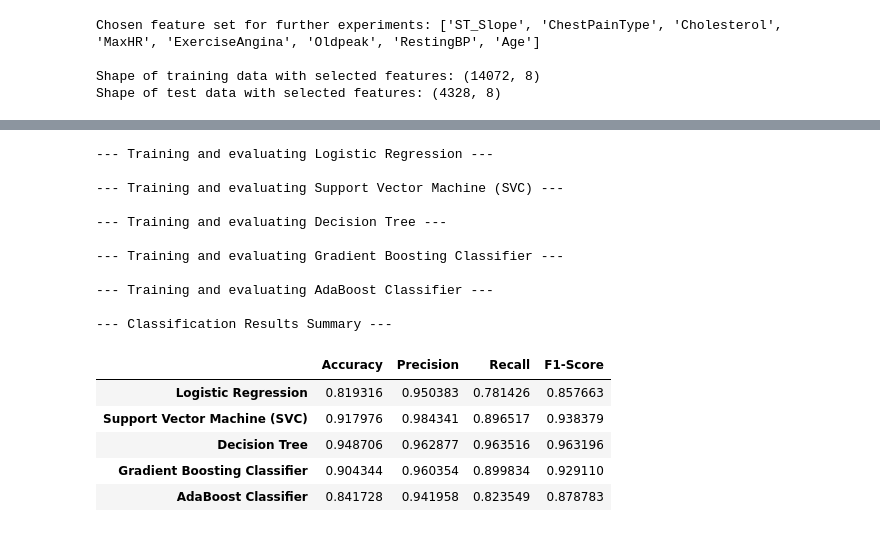
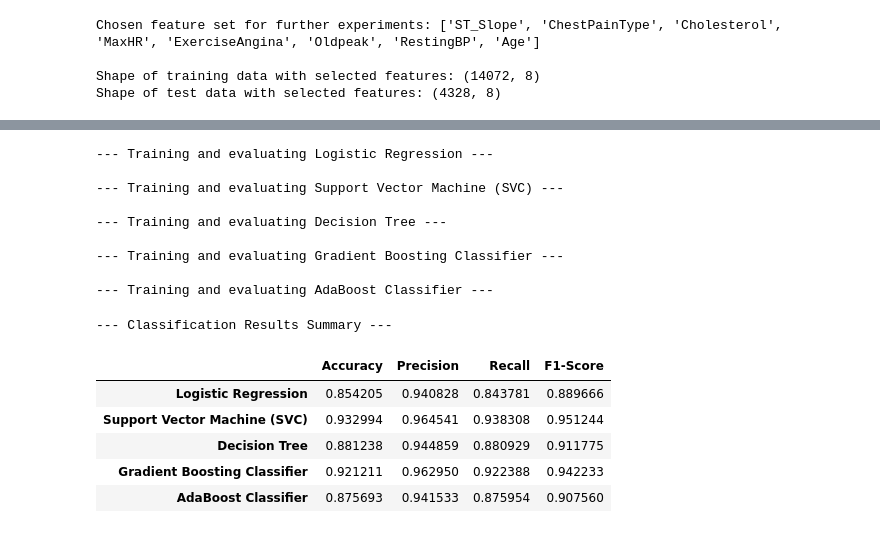
Before and after one commit to MuzammilAmjad/MLProject, a Jupyter notebook: DS1/ML_Project.ipynb, the cells around one changed output, grey strips where cells are left out. Cells and saved outputs as stored; diff of their text form; code cells hidden in the pictures.

```diff
--- a/DS1/ML_Project.ipynb
+++ b/DS1/ML_Project.ipynb
@@ -10,6 +12,6 @@ from sklearn.cluster import KMeans, AgglomerativeClustering
 from sklearn.metrics import silhouette_score, davies_bouldin_score
 # %%
-df = pd.read_csv('C:/Users/Muzam/OneDrive/Desktop/MLProject/heart_disease.csv')
+df = pd.read_csv('heart_disease.csv')
 # %%
 df.head(10)
 # %% [output]
@@ -193,7 +195,7 @@ X = df.drop(target_col, axis=1)
 y = df[target_col]
 X_train, X_test, y_train, y_test = train_test_split(X, y, test_size=0.3, stratify=y, random_state=42)
 # %%
-scaler = StandardScaler()
+scaler = MinMaxScaler()
 X_train_scaled = scaler.fit_transform(X_train[numerical_cols])
 X_test_scaled = scaler.transform(X_test[numerical_cols])
 
@@ -520,9 +511,9 @@ from sklearn.linear_model import LogisticRegression
 from sklearn.svm import SVC
 from sklearn.tree import DecisionTreeClassifier
 from sklearn.ensemble import GradientBoostingClassifier, AdaBoostClassifier
-# We will use the ADASYN resampled data for training as an example
-X_train_final = X_train_adasyn
-y_train_final = y_train_adasyn
+# We will use the resampled data for training as an example
+X_train_final = X_train_resampled
+y_train_final = y_train_resampled
 
 # And the original processed test data for evaluation
 X_test_final = X_test_processed
@@ -530,9 +521,9 @@ y_test_final = y_test
 
 # Define the classifiers
 classifiers = {
-    "Logistic Regression": LogisticRegression(class_weight='balanced'),
+    "Logistic Regression": LogisticRegression(),
     "Support Vector Machine (SVC)": SVC(),
-    "Decision Tree": DecisionTreeClassifier(),
+    "Decision Tree": DecisionTreeClassifier(max_depth=5, min_samples_split=10, random_state=42),
     "Gradient Boosting Classifier": GradientBoostingClassifier(random_state=42), # Boosting Algorithm
     "AdaBoost Classifier": AdaBoostClassifier(random_state=42), # Boosting Algorithm
 }
@@ -545,40 +536,39 @@ for name, clf in classifiers.items():
     clf.fit(X_train_final, y_train_final)
     y_pred = clf.predict(X_test_final)
 
     accuracy = accuracy_score(y_test_final, y_pred)
     precision = precision_score(y_test_final, y_pred)
     recall = recall_score(y_test_final, y_pred)
     f1 = f1_score(y_test_final, y_pred)
 
     results[name] = {
         "Accuracy": accuracy,
         "Precision": precision,
         "Recall": recall,
         "F1-Score": f1
     }
 
 # Summarize results
 print("\n--- Classification Results Summary ---")
 results_df = pd.DataFrame(results).T
 results_df
 # %% [output]
 --- Training and evaluating Logistic Regression ---
 
 --- Training and evaluating Support Vector Machine (SVC) ---
 
 --- Training and evaluating Decision Tree ---
 
 --- Training and evaluating Gradient Boosting Classifier ---
 
 --- Training and evaluating AdaBoost Classifier ---
-
---- Classification Results Summary ---
+--- Classification Results Summary ---
 |  | Accuracy | Precision | Recall | F1-Score |
-| Logistic Regression | 0.819316 | 0.950383 | 0.781426 | 0.857663 |
-| Support Vector Machine (SVC) | 0.917976 | 0.984341 | 0.896517 | 0.938379 |
-| Decision Tree | 0.948706 | 0.962877 | 0.963516 | 0.963196 |
-| Gradient Boosting Classifier | 0.904344 | 0.960354 | 0.899834 | 0.929110 |
-| AdaBoost Classifier | 0.841728 | 0.941958 | 0.823549 | 0.878783 |
+| Logistic Regression | 0.854205 | 0.940828 | 0.843781 | 0.889666 |
+| Support Vector Machine (SVC) | 0.932994 | 0.964541 | 0.938308 | 0.951244 |
+| Decision Tree | 0.881238 | 0.944859 | 0.880929 | 0.911775 |
+| Gradient Boosting Classifier | 0.921211 | 0.962950 | 0.922388 | 0.942233 |
+| AdaBoost Classifier | 0.875693 | 0.941533 | 0.875954 | 0.907560 |
 # %%
 # Train and evaluate each classifier
 for name, clf in classifiers.items():
```
Also changed, not shown: parts of 15 cells of this notebook.
